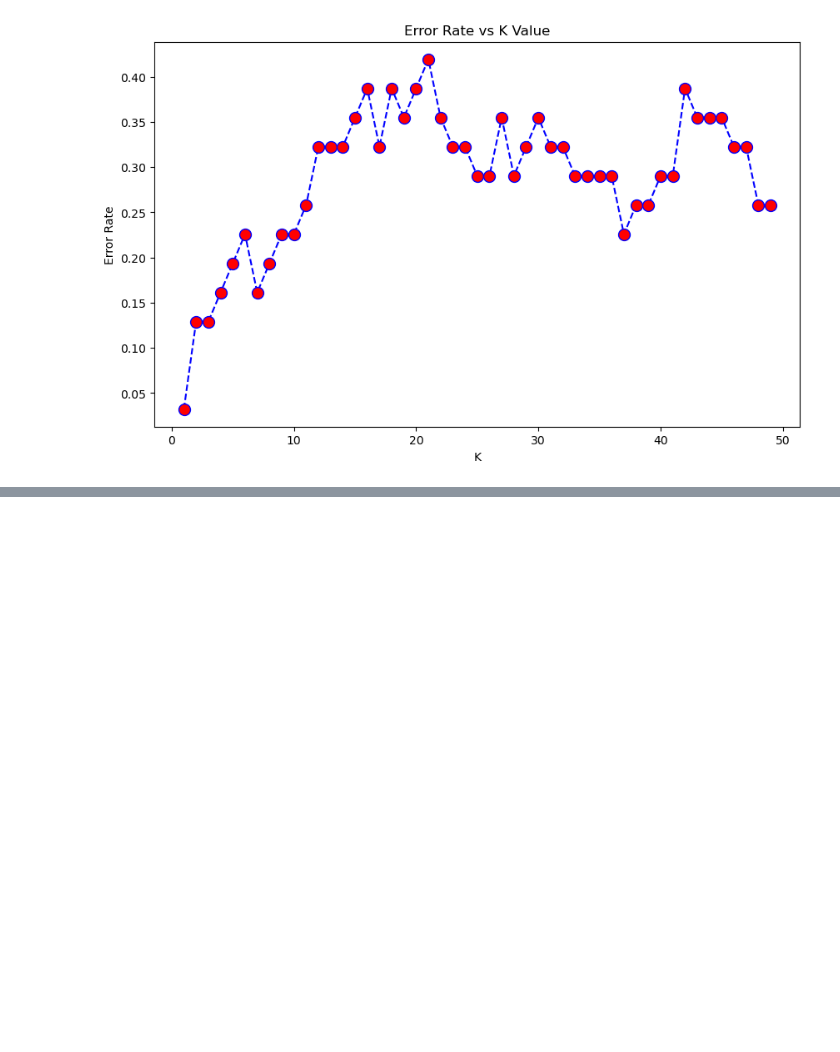
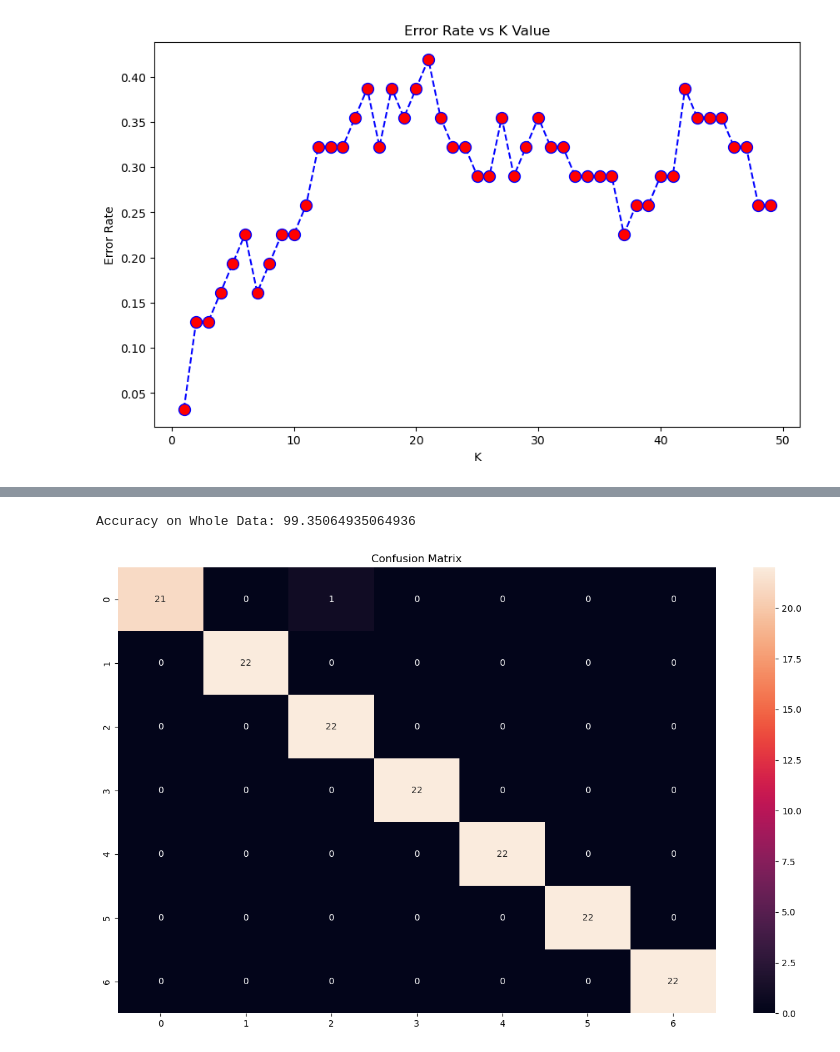
Before and after one commit to aryanraj-544/Fertilizer-Predictor, a Jupyter notebook: model_trial.ipynb, the cells around one changed output, grey strips where cells are left out. Saved outputs shown, nothing was run; the diff lists cells and outputs as text; code cells hidden in the pictures; blank space fills up the shorter version.

```diff
--- a/model_trial.ipynb
+++ b/model_trial.ipynb
@@ -193,0 +232,12 @@ Minimum Error:- 0.03225806451612903 at K = 0
+# %%
+#Accuracy on Whole Data
+predictions = svm_pipeline.predict(X.values)
+accuracy = accuracy_score(y, predictions)
+print(f"Accuracy on Whole Data: {accuracy*100}")
+plt.figure(figsize=(15,9))
+sns.heatmap(confusion_matrix(y, predictions), annot = True)
+plt.title("Confusion Matrix")
+plt.show()
+# %% [output]
+Accuracy on Whole Data: 99.35064935064936
+[figure, added]
```
Also changed, not shown: parts of 11 cells of this notebook, 6 other files.
